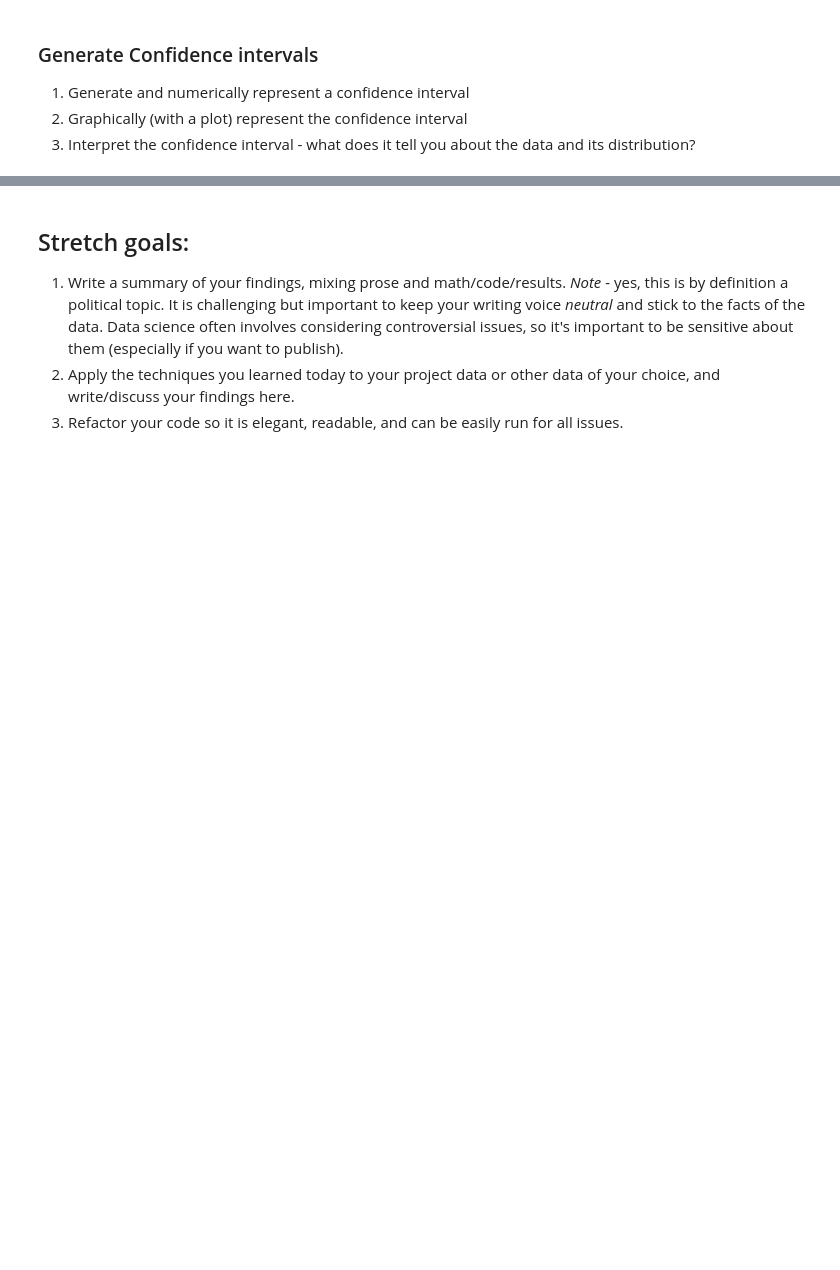
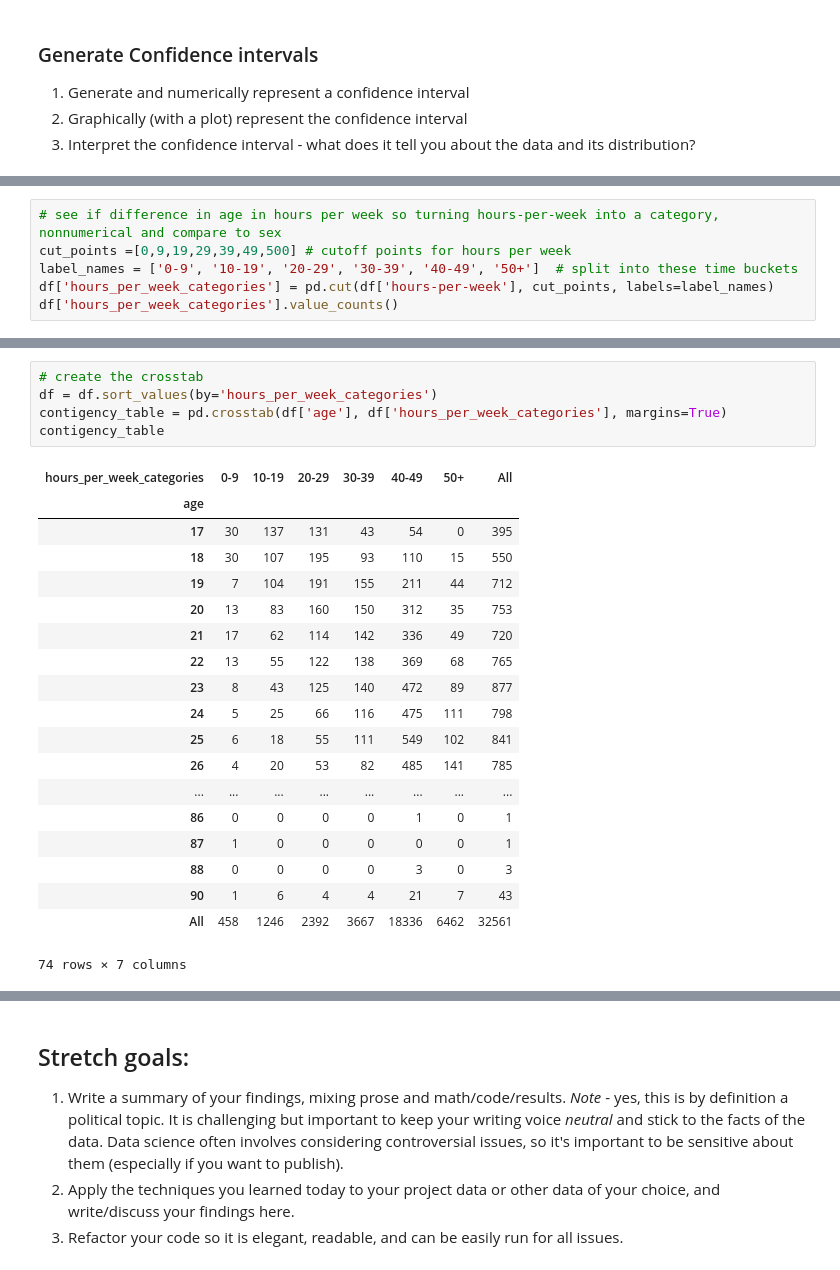
Before and after one commit to cardstud/DS-Unit-1-Sprint-3-Statistical-Tests-and-Experiments, a Jupyter notebook: module2-sampling-confidence-intervals-and-hypothesis-testing/LS_DS_132_Sampling_Confidence_Intervals_and_Hypothesis_Testing_Assignment.ipynb, the cells around one changed output, grey strips where cells are left out. Cells and saved outputs as stored; diff of their text form; blank space fills up the shorter version.

```diff
--- a/module2-sampling-confidence-intervals-and-hypothesis-testing/LS_DS_132_Sampling_Confidence_Intervals_and_Hypothesis_Testing_Assignment.ipynb
+++ b/module2-sampling-confidence-intervals-and-hypothesis-testing/LS_DS_132_Sampling_Confidence_Intervals_and_Hypothesis_Testing_Assignment.ipynb
@@ -246,0 +353,6 @@ confidence_interval(sample, confidence=0.95)
+# %%
+# see if difference in age in hours per week so turning hours-per-week into a category, nonnumerical and compare to sex
+cut_points =[0,9,19,29,39,49,500] # cutoff points for hours per week
+label_names = ['0-9', '10-19', '20-29', '30-39', '40-49', '50+']  # split into these time buckets
+df['hours_per_week_categories'] = pd.cut(df['hours-per-week'], cut_points, labels=label_names)
+df['hours_per_week_categories'].value_counts()
@@ -246,0 +387,25 @@ confidence_interval(sample, confidence=0.95)
+# %%
+# create the crosstab
+df = df.sort_values(by='hours_per_week_categories')
+contigency_table = pd.crosstab(df['age'], df['hours_per_week_categories'], margins=True)
+contigency_table
+# %% [output]
+| hours_per_week_categories | 0-9 | 10-19 | 20-29 | 30-39 | 40-49 | 50+ | All |
+| age |  |  |  |  |  |  |  |
+| 17 | 30 | 137 | 131 | 43 | 54 | 0 | 395 |
+| 18 | 30 | 107 | 195 | 93 | 110 | 15 | 550 |
+| 19 | 7 | 104 | 191 | 155 | 211 | 44 | 712 |
+| 20 | 13 | 83 | 160 | 150 | 312 | 35 | 753 |
+| 21 | 17 | 62 | 114 | 142 | 336 | 49 | 720 |
+| 22 | 13 | 55 | 122 | 138 | 369 | 68 | 765 |
+| 23 | 8 | 43 | 125 | 140 | 472 | 89 | 877 |
+| 24 | 5 | 25 | 66 | 116 | 475 | 111 | 798 |
+| 25 | 6 | 18 | 55 | 111 | 549 | 102 | 841 |
+| 26 | 4 | 20 | 53 | 82 | 485 | 141 | 785 |
+| ... | ... | ... | ... | ... | ... | ... | ... |
+| 86 | 0 | 0 | 0 | 0 | 1 | 0 | 1 |
+| 87 | 1 | 0 | 0 | 0 | 0 | 0 | 1 |
+| 88 | 0 | 0 | 0 | 0 | 3 | 0 | 3 |
+| 90 | 1 | 6 | 4 | 4 | 21 | 7 | 43 |
+| All | 458 | 1246 | 2392 | 3667 | 18336 | 6462 | 32561 |
+74 rows × 7 columns
```
Also changed, not shown: parts of 37 cells of this notebook.
